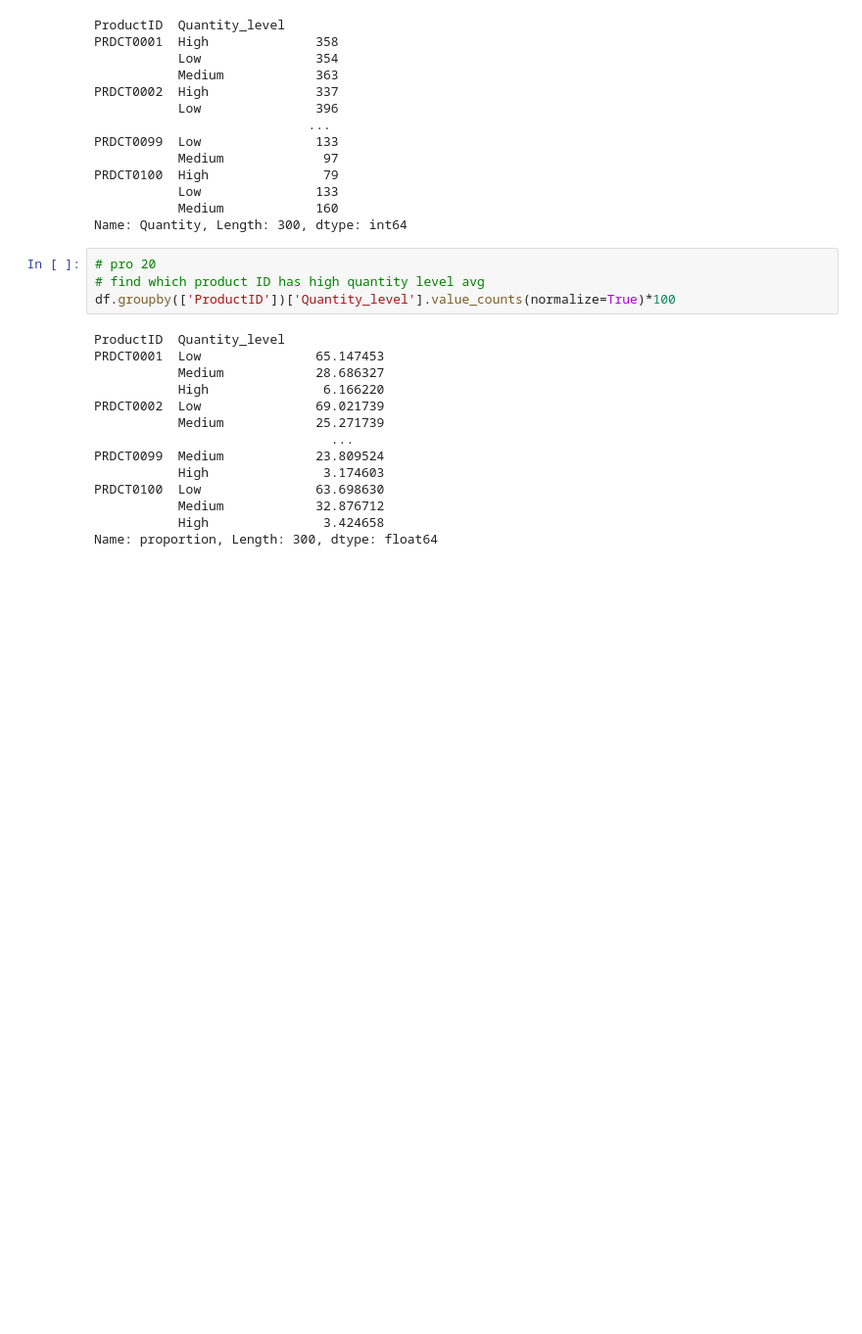
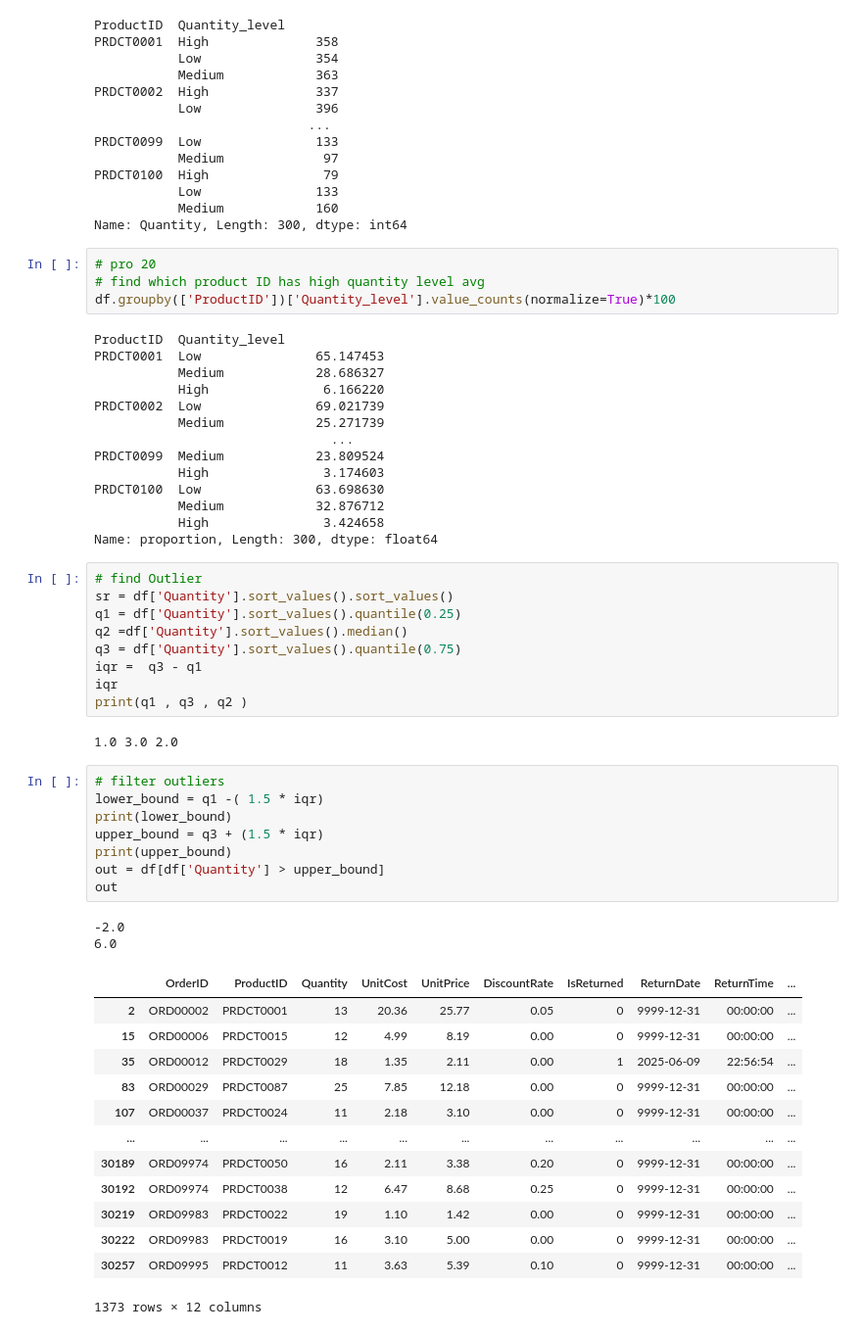
Before and after one commit to Fatima-Arain206/basics-of-python-and-python-libraries, a Jupyter notebook: Libraries/Pandas/Practice/GPT_TASK/Level1.ipynb, the cells around one changed output. Shown at 98% size. Cells and saved outputs as stored; diff of their text form; blank space fills up the shorter version.

```diff
--- a/Libraries/Pandas/Practice/GPT_TASK/Level1.ipynb
+++ b/Libraries/Pandas/Practice/GPT_TASK/Level1.ipynb
@@ -473,3 +490,38 @@ PRDCT0100  Low               63.698630
            Medium            32.876712
            High               3.424658
 Name: proportion, Length: 300, dtype: float64
+# %%
+# find Outlier
+sr = df['Quantity'].sort_values().sort_values()
+q1 = df['Quantity'].sort_values().quantile(0.25)
+q2 =df['Quantity'].sort_values().median()
+q3 = df['Quantity'].sort_values().quantile(0.75)
+iqr =  q3 - q1
+iqr
+print(q1 , q3 , q2 )
+# %% [output]
+1.0 3.0 2.0
+# %%
+# filter outliers
+lower_bound = q1 -( 1.5 * iqr)
+print(lower_bound)
+upper_bound = q3 + (1.5 * iqr)
+print(upper_bound)
+out = df[df['Quantity'] > upper_bound]
+out
+# %% [output]
+-2.0
+6.0
+|  | OrderID | ProductID | Quantity | UnitCost | UnitPrice | DiscountRate | IsReturned | ReturnDate | ReturnTime | ... |
+| 2 | ORD00002 | PRDCT0001 | 13 | 20.36 | 25.77 | 0.05 | 0 | 9999-12-31 | 00:00:00 | ... |
+| 15 | ORD00006 | PRDCT0015 | 12 | 4.99 | 8.19 | 0.00 | 0 | 9999-12-31 | 00:00:00 | ... |
+| 35 | ORD00012 | PRDCT0029 | 18 | 1.35 | 2.11 | 0.00 | 1 | 2025-06-09 | 22:56:54 | ... |
+| 83 | ORD00029 | PRDCT0087 | 25 | 7.85 | 12.18 | 0.00 | 0 | 9999-12-31 | 00:00:00 | ... |
+| 107 | ORD00037 | PRDCT0024 | 11 | 2.18 | 3.10 | 0.00 | 0 | 9999-12-31 | 00:00:00 | ... |
+| ... | ... | ... | ... | ... | ... | ... | ... | ... | ... | ... |
+| 30189 | ORD09974 | PRDCT0050 | 16 | 2.11 | 3.38 | 0.20 | 0 | 9999-12-31 | 00:00:00 | ... |
+| 30192 | ORD09974 | PRDCT0038 | 12 | 6.47 | 8.68 | 0.25 | 0 | 9999-12-31 | 00:00:00 | ... |
+| 30219 | ORD09983 | PRDCT0022 | 19 | 1.10 | 1.42 | 0.00 | 0 | 9999-12-31 | 00:00:00 | ... |
+| 30222 | ORD09983 | PRDCT0019 | 16 | 3.10 | 5.00 | 0.00 | 0 | 9999-12-31 | 00:00:00 | ... |
+| 30257 | ORD09995 | PRDCT0012 | 11 | 3.63 | 5.39 | 0.10 | 0 | 9999-12-31 | 00:00:00 | ... |
+1373 rows × 12 columns
```
Also changed, not shown: parts of 25 cells of this notebook.
